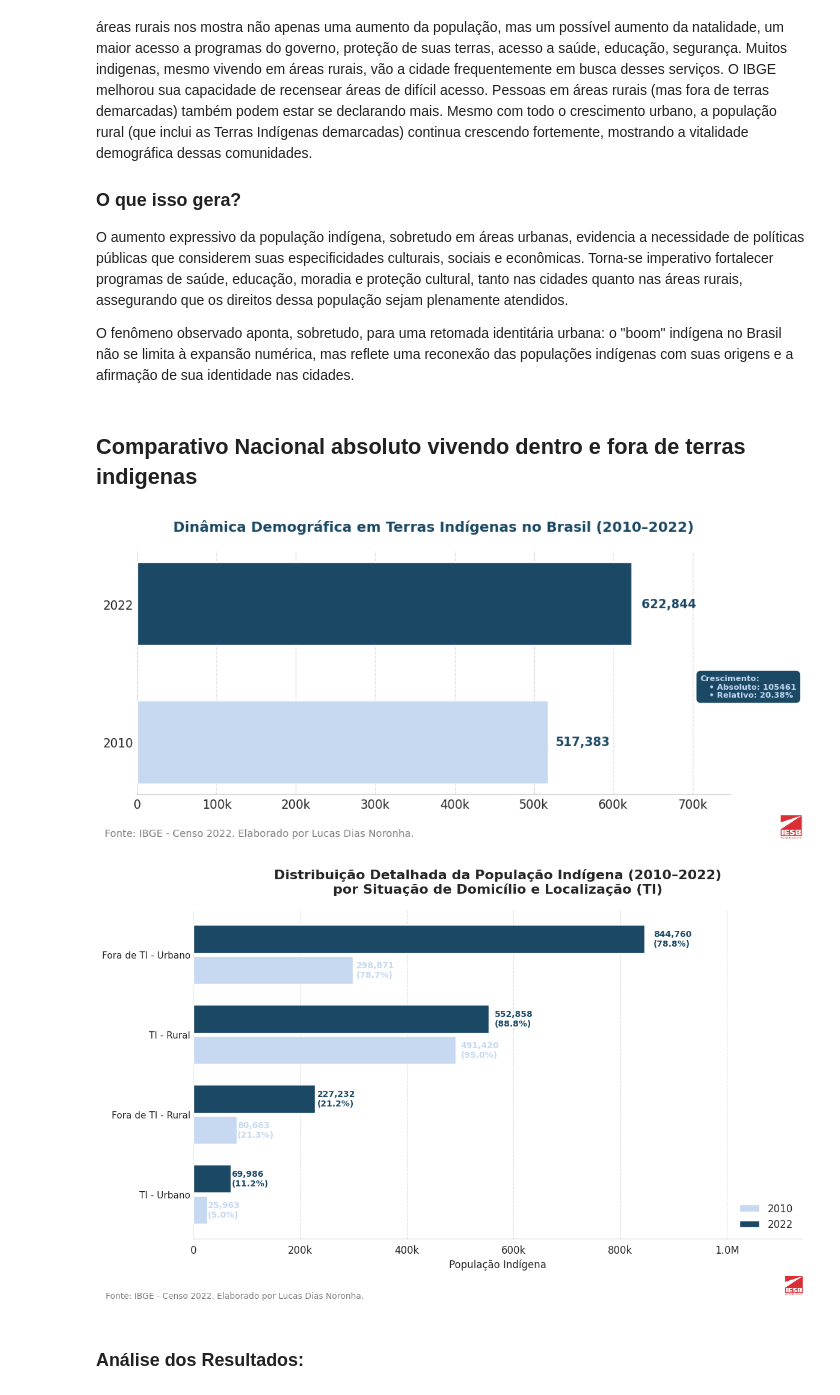
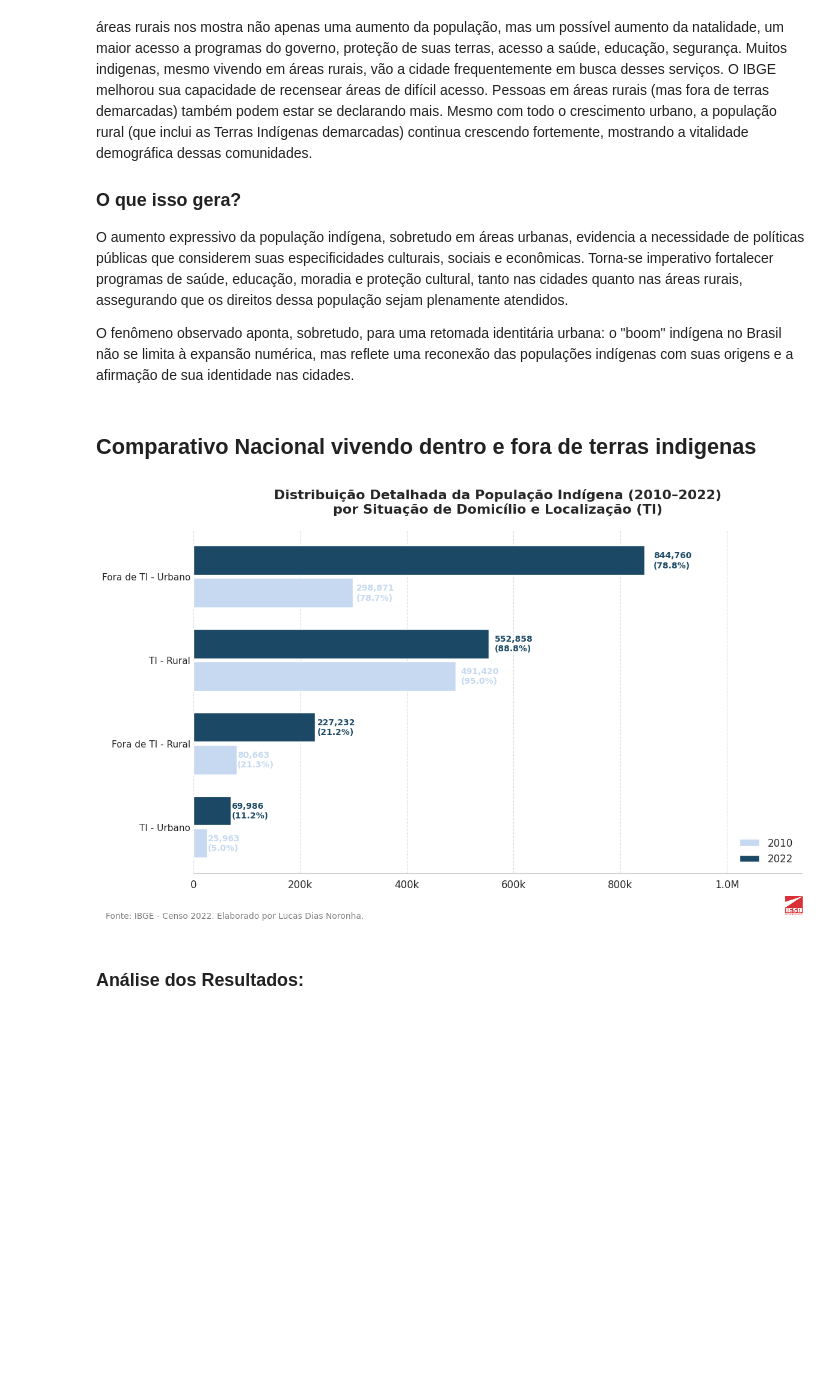
Before and after one commit to LUCASDNORONHA/exploracao-dados-indigenas-2010-2022, a Jupyter notebook: notebooks/02_analysis.ipynb, the cells around one changed output. Cells and saved outputs as stored; diff of their text form; code cells hidden in the pictures; blank space fills up the shorter version.

```diff
--- a/notebooks/02_analysis.ipynb
+++ b/notebooks/02_analysis.ipynb
@@ -112,12 +112,10 @@ O aumento expressivo da população indígena, sobretudo em áreas urbanas, evid
 
 O fenômeno observado aponta, sobretudo, para uma retomada identitária urbana: o "boom" indígena no Brasil não se limita à expansão numérica, mas reflete uma reconexão das populações indígenas com suas origens e a afirmação de sua identidade nas cidades.
 # %% [markdown]
-## Comparativo Nacional absoluto vivendo dentro e fora de terras indigenas
+## Comparativo Nacional vivendo dentro e fora de terras indigenas
-# %%
-grafico.plot_crescimento_ti()
-grafico.plot_distribuicao_detalhada()
-# %% [output]
-[figure, removed]
-[figure, removed]
+# %%
+grafico.plot_distribuicao_detalhada_ti()
+# %% [output]
+[figure, added]
 # %% [markdown]
 ### Análise dos Resultados:
```
Also changed, not shown: parts of 2 cells of this notebook.
